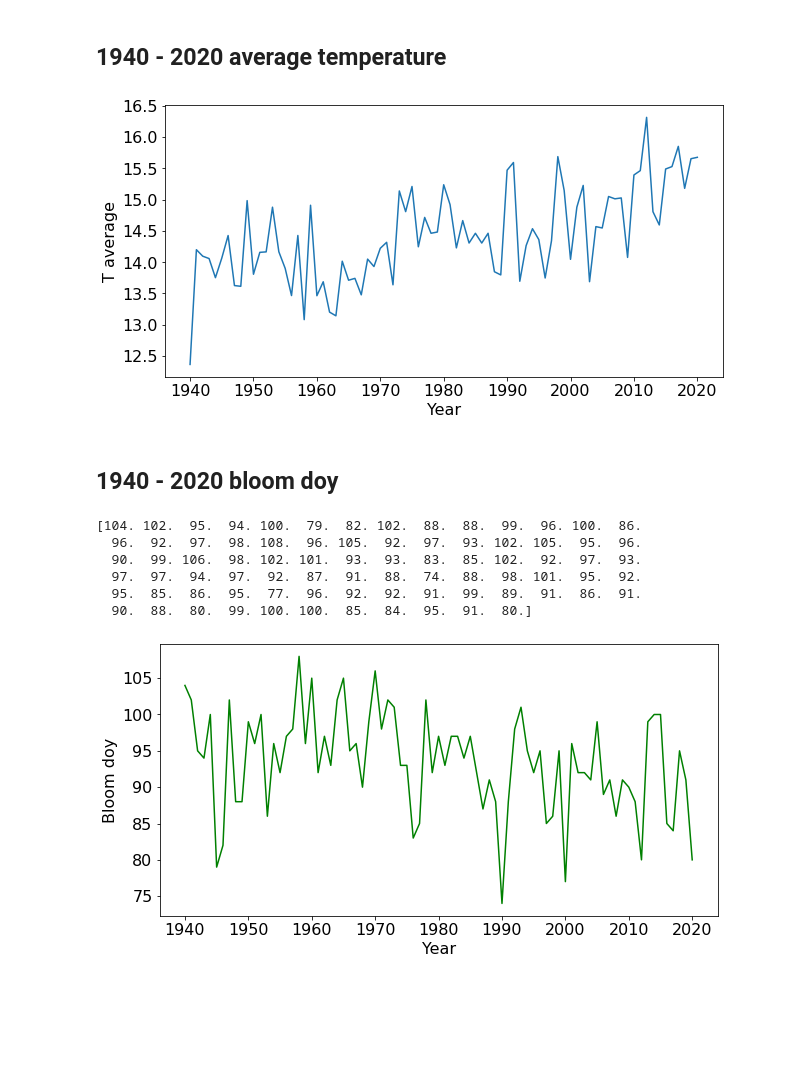
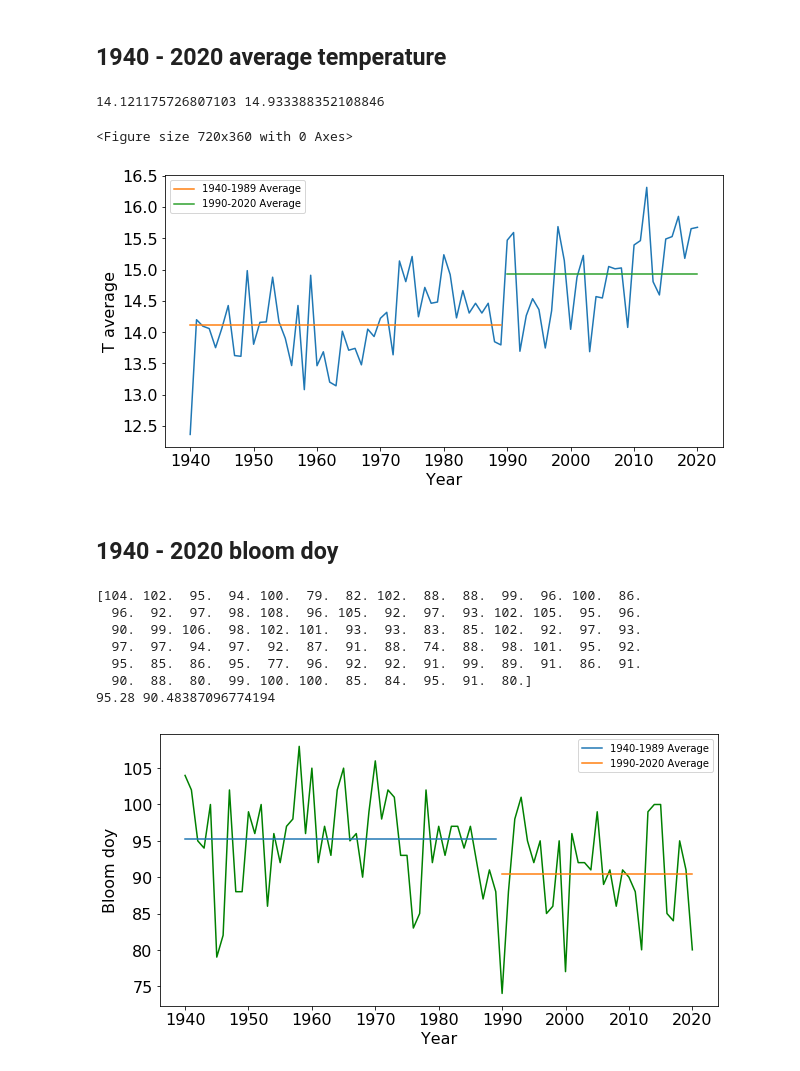
Before and after one commit to xinyuz1996/cherry, a Jupyter notebook: code/DC_temp_doy_plots.ipynb, the cells around one changed output. Cells and saved outputs as stored; diff of their text form; code cells hidden in the pictures; blank space fills up the shorter version.

```diff
--- a/code/DC_temp_doy_plots.ipynb
+++ b/code/DC_temp_doy_plots.ipynb
@@ -25,20 +27,29 @@ train.head()
 | 4 | washingtondc | 38.88535 | -77.038628 | 0.0 | 1936 | 1936-04-07 | 98.0 | 1936-09-05 | -1.383251 | NaN | ... |
 # %% [markdown]
 ## 1940 - 2020 average temperature
+# %%
+f = plt.figure(figsize=(10, 5))
+ta = np.array([np.average(train[train['year'] == y]['TAVG']) for y in range(1940, 2020 + 1)])
+average_90_21=np.average(ta[-31:])
+average_40_90=np.average(ta[:-31])
+print(average_40_90,average_90_21)
+# %% [output]
+14.121175726807103 14.933388352108846
+<Figure size 720x360 with 0 Axes>
 # %%
 f = plt.figure(figsize=(10, 5))
-ta = np.array([np.average(train[train['year'] == y]['TAVG']) for y in range(1940, 2020 + 1)])
-
 plt.plot(range(1940, 2020 + 1), ta)
-
+plt.plot(range(1940,1990),[average_40_90]*50,label='1940-1989 Average')
+plt.plot(range(1990,2020+1),[average_90_21]*31,label='1990-2020 Average')
 plt.xlabel("Year", fontsize = 16)
 plt.ylabel("T average", fontsize = 16)
 plt.xticks(np.arange(1940, 2021, 10), fontsize = 16)
 plt.yticks(fontsize = 16)
+plt.legend()
 plt.show()
-f.savefig("../result_figures/washington_Tavg.png", bbox_inches='tight', dpi=1200)
+f.savefig("./washington_Tavg.png", bbox_inches='tight', dpi=1200)
 # %% [output]
-[figure, old version]
+[figure, new version]
 # %% [markdown]
 ## 1940 - 2020 bloom doy
 # %%
@@ -49,6 +60,9 @@ for y in range(show_start, show_end + 1):
     train_y = train[train['year'] == y]
     day_bloom_array[y - show_start] = int(np.array(train_y['bloom_doy'])[0])
 print(day_bloom_array)
+average_90_21_bloom=np.average(day_bloom_array[-31:])
+average_40_90_bloom=np.average(day_bloom_array[:-31])
+print(average_40_90_bloom,average_90_21_bloom)
 # %% [output]
 [104. 102.  95.  94. 100.  79.  82. 102.  88.  88.  99.  96. 100.  86.
   96.  92.  97.  98. 108.  96. 105.  92.  97.  93. 102. 105.  95.  96.
@@ -56,14 +70,18 @@ print(day_bloom_array)
   97.  97.  94.  97.  92.  87.  91.  88.  74.  88.  98. 101.  95.  92.
   95.  85.  86.  95.  77.  96.  92.  92.  91.  99.  89.  91.  86.  91.
   90.  88.  80.  99. 100. 100.  85.  84.  95.  91.  80.]
+95.28 90.48387096774194
 # %%
 f = plt.figure(figsize=(10, 5))
 plt.plot(range(1940, 2020 + 1), day_bloom_array, color = 'green')
+plt.plot(range(1940,1990),[average_40_90_bloom]*50,label='1940-1989 Average')
+plt.plot(range(1990,2020+1),[average_90_21_bloom]*31,label='1990-2020 Average')
 plt.xlabel("Year", fontsize = 16)
 plt.ylabel("Bloom doy", fontsize = 16)
 plt.xticks(np.arange(1940, 2021, 10), fontsize = 16)
 plt.yticks(fontsize = 16)
+plt.legend()
 plt.show()
-f.savefig("../result_figures/washington_bloom_doy.png", bbox_inches='tight', dpi=1200)
+f.savefig("./washington_bloom_doy.png", bbox_inches='tight', dpi=1200)
 # %% [output]
-[figure, old version]
+[figure, new version]
```
Also changed, not shown: parts of 1 cell of this notebook.
